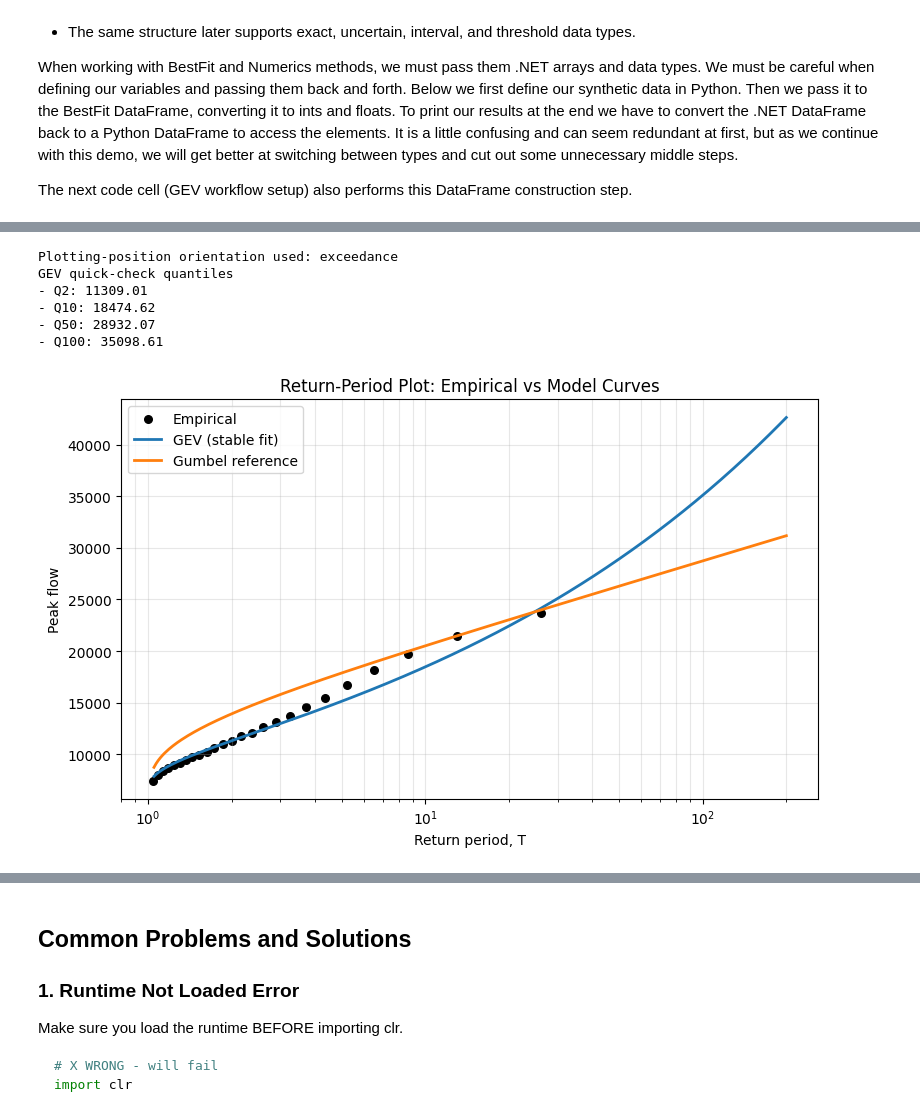
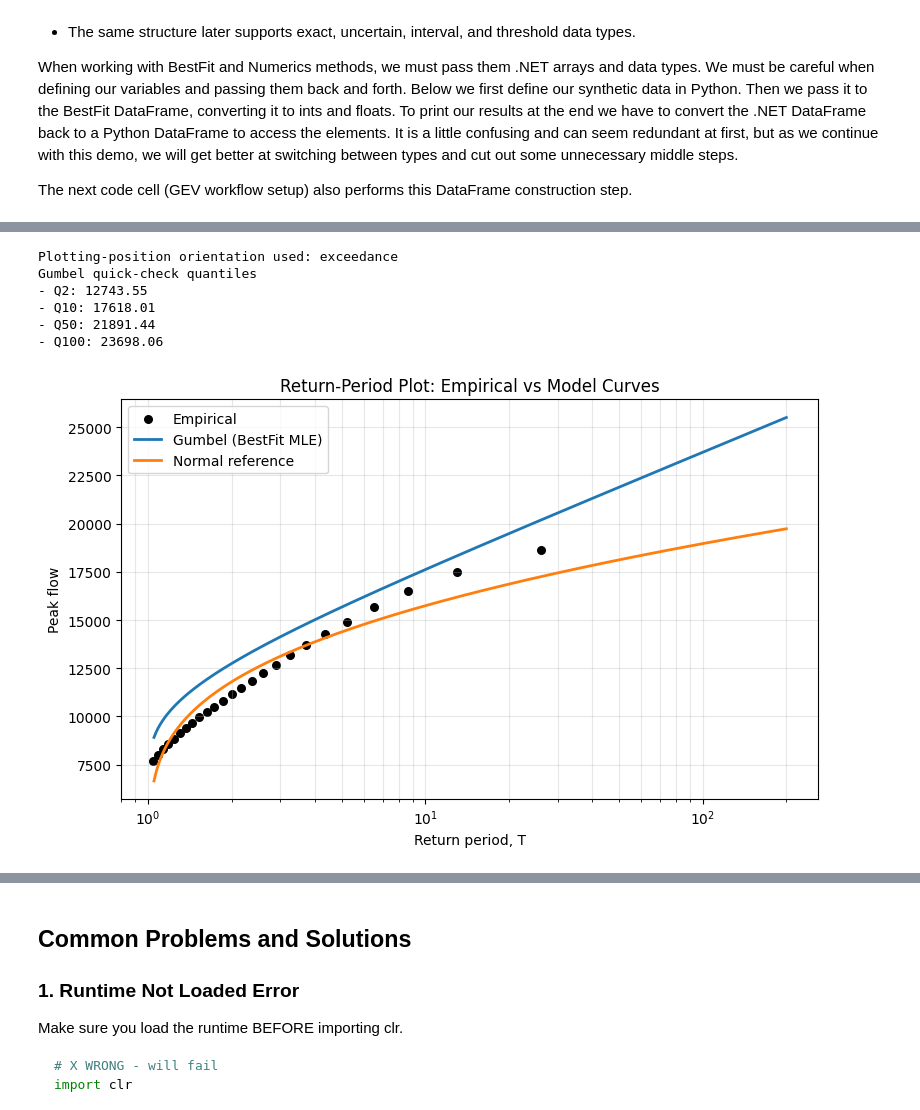
Before and after one commit to USACE-RMC/BestFit-Python-Examples, a Jupyter notebook: notebooks/00_getting_started.ipynb, the cells around one changed output, grey strips where cells are left out. Drawn from its saved outputs; the diff is of its cells as text; code cells hidden in the pictures.

```diff
--- a/notebooks/00_getting_started.ipynb
+++ b/notebooks/00_getting_started.ipynb
@@ -256,11 +329,11 @@ Why this input works better for GEV:
 # %%
-# Annual-maximum style sample with right-skewed tail (better for GEV demos)
+# Annual-maximum style sample tuned to be more Gumbel-like
 annual_peaks = [
-    7420, 8010, 8350, 8680, 8920,
-    9150, 9430, 9710, 9980, 10240,
-    10610, 10980, 11320, 11740, 12110,
-    12680, 13150, 13720, 14590, 15440,
-    16680, 18120, 19750, 21430, 23680,
+    7680, 8010, 8290, 8570, 8840,
+    9130, 9410, 9680, 9950, 10240,
+    10510, 10820, 11140, 11490, 11860,
+    12250, 12690, 13160, 13680, 14260,
+    14910, 15650, 16510, 17500, 18650,
 ]
 
 df = DataFrame()
@@ -302,11 +375,11 @@ We will chose to use the Generalized Extreme Value (GEV) Distribution, a pre bui
 # UnivariateDistributionType is a Numerics method, used by BestFit
 # Be sure you call the right methods from the right libraries and namespaces as there is a lot of overlap
 # One wrong import can cause a lot of confusion and trouble!
-gev_model = UnivariateDistribution(df, UnivariateDistributionType.GeneralizedExtremeValue)
+gumbel_model = UnivariateDistribution(df, UnivariateDistributionType.Gumbel)
 
 print("BestFit model summary")
-print(f"- Distribution type: {gev_model.Distribution.Type}")
-print(f"- Display name: {gev_model.Distribution.DisplayName}")
-print(f"- Number of parameters: {gev_model.NumberOfParameters}")
+print(f"- Distribution type: {gumbel_model.Distribution.Type}")
+print(f"- Display name: {gumbel_model.Distribution.DisplayName}")
+print(f"- Number of parameters: {gumbel_model.NumberOfParameters}")
 # %% [output]
 BestFit model summary
@@ -404,50 +452,55 @@ Stable fitted parameters
 # %%
-# Empirical return periods from plotting positions
-vals = np.array([df.ExactSeries[i].Value for i in range(df.ExactSeries.Count)], dtype=float)
-p_plot = np.array([df.ExactSeries[i].PlottingPosition for i in range(df.ExactSeries.Count)], dtype=float)
+# Build empirical return-period points from BestFit DataFrame outputs.
+# We already asked BestFit to compute plotting positions (df.CalculatePlottingPositions),
+# so this section maps those positions to exceedance probabilities and return periods.
+vals = [float(df.ExactSeries[i].Value) for i in range(df.ExactSeries.Count)]
+p_plot = [float(df.ExactSeries[i].PlottingPosition) for i in range(df.ExactSeries.Count)]
 
-corr = float(np.corrcoef(vals, p_plot)[0, 1])
+# BestFit plotting positions can be stored as either exceedance or non-exceedance orientation
+# depending on context; detect orientation from value-probability correlation.
+corr = float(np.corrcoef(np.array(vals, dtype=float), np.array(p_plot, dtype=float))[0, 1])
 if corr < 0:
-    p_exceed = np.clip(p_plot, 1e-9, 1 - 1e-9)
+    p_exceed = [min(max(p, 1e-9), 1 - 1e-9) for p in p_plot]
     orientation = "exceedance"
 else:
-    p_exceed = np.clip(1.0 - p_plot, 1e-9, 1 - 1e-9)
+    p_exceed = [min(max(1.0 - p, 1e-9), 1 - 1e-9) for p in p_plot]
     orientation = "non-exceedance"
 
-T_emp = 1.0 / p_exceed
-order = np.argsort(T_emp)
-T_emp = T_emp[order]
-vals = vals[order]
+# Convert to return period T = 1 / p_exceed and sort for plotting.
+pairs = sorted([(1.0 / p, v) for p, v in zip(p_exceed, vals)], key=lambda t: t[0])
+T_emp = np.array([t for t, _ in pairs], dtype=float)
+vals_emp = np.array([v for _, v in pairs], dtype=float)
 
+# Model curves from Numerics distribution objects (already parameterized from BestFit MLE output).
 T_grid = np.logspace(np.log10(1.05), np.log10(200), 300)
 F_grid = 1.0 - 1.0 / T_grid
 
-q_gev = np.array([float(gev_fit.InverseCDF(float(np.clip(f, 1e-6, 1 - 1e-6)))) for f in F_grid])
-gumbel_curve = Gumbel(float(np.mean(annual_peaks)), max(1e-6, float(np.std(annual_peaks, ddof=1))*0.8))
-q_gum = np.array([float(gumbel_curve.InverseCDF(float(np.clip(f, 1e-6, 1 - 1e-6)))) for f in F_grid])
+q_gumbel = np.array([float(gumbel_fit.InverseCDF(float(np.clip(f, 1e-6, 1 - 1e-6)))) for f in F_grid])
+normal_curve = Normal(float(np.mean(annual_peaks)), max(1e-6, float(np.std(annual_peaks, ddof=1))))
+q_norm = np.array([float(normal_curve.InverseCDF(float(np.clip(f, 1e-6, 1 - 1e-6)))) for f in F_grid])
 
 plt.figure(figsize=(8, 5))
-plt.scatter(T_emp, vals, s=30, c="black", label="Empirical")
-plt.plot(T_grid, q_gev, lw=2, label="GEV (stable fit)")
-plt.plot(T_grid, q_gum, lw=2, label="Gumbel reference")
+plt.scatter(T_emp, vals_emp, s=30, c="black", label="Empirical")
+plt.plot(T_grid, q_gumbel, lw=2, label="Gumbel (BestFit MLE)")
+plt.plot(T_grid, q_norm, lw=2, label="Normal reference")
 plt.xscale("log")
 plt.xlabel("Return period, T")
 plt.ylabel("Peak flow")
 plt.title("Return-Period Plot: Empirical vs Model Curves")
 plt.grid(alpha=0.3, which="both")
 plt.legend()
 plt.tight_layout()
 
 print(f"Plotting-position orientation used: {orientation}")
-print("GEV quick-check quantiles")
+print("Gumbel quick-check quantiles")
 for t in [2, 10, 50, 100]:
     f = 1.0 - 1.0 / t
-    print(f"- Q{t}: {float(gev_fit.InverseCDF(float(f))):.2f}")
+    print(f"- Q{t}: {float(gumbel_fit.InverseCDF(float(f))):.2f}")
 # %% [output]
 Plotting-position orientation used: exceedance
-GEV quick-check quantiles
-- Q2: 11309.01
-- Q10: 18474.62
-- Q50: 28932.07
-- Q100: 35098.61
+Gumbel quick-check quantiles
+- Q2: 12743.55
+- Q10: 17618.01
+- Q50: 21891.44
+- Q100: 23698.06
-[figure, old version]
+[figure, new version]
```
Also changed, not shown: parts of 10 cells of this notebook, 15 other files.
